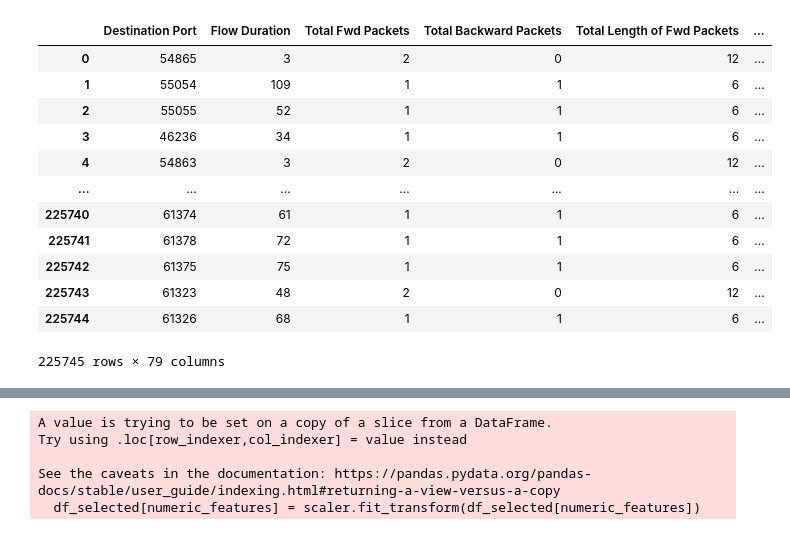
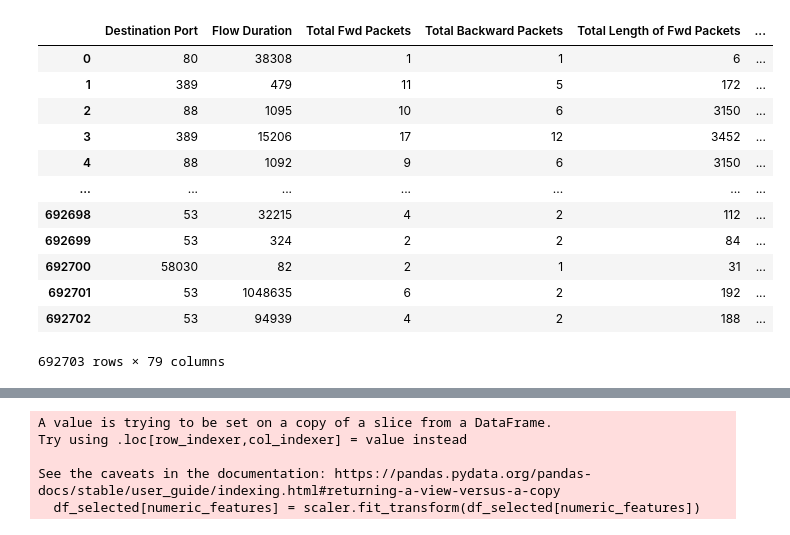
Before and after one commit to johmyzhang/BNN-NIDS, a Jupyter notebook: data_preparation.ipynb, the cells around one changed output, grey strips where cells are left out. Cells and saved outputs as stored; diff of their text form; code cells hidden in the pictures.

```diff
--- a/data_preparation.ipynb
+++ b/data_preparation.ipynb
@@ -2,22 +2,22 @@
 import numpy as np
 import pandas as pd
 # %%
-df = pd.read_csv('data/Friday-WorkingHours-Afternoon-DDos.pcap_ISCX.csv')
+df = pd.read_csv('data/Wednesday-workingHours.pcap_ISCX.csv')
 df
 # %% [output]
 |  | Destination Port | Flow Duration | Total Fwd Packets | Total Backward Packets | Total Length of Fwd Packets | ... |
-| 0 | 54865 | 3 | 2 | 0 | 12 | ... |
-| 1 | 55054 | 109 | 1 | 1 | 6 | ... |
-| 2 | 55055 | 52 | 1 | 1 | 6 | ... |
-| 3 | 46236 | 34 | 1 | 1 | 6 | ... |
-| 4 | 54863 | 3 | 2 | 0 | 12 | ... |
+| 0 | 80 | 38308 | 1 | 1 | 6 | ... |
+| 1 | 389 | 479 | 11 | 5 | 172 | ... |
+| 2 | 88 | 1095 | 10 | 6 | 3150 | ... |
+| 3 | 389 | 15206 | 17 | 12 | 3452 | ... |
+| 4 | 88 | 1092 | 9 | 6 | 3150 | ... |
 | ... | ... | ... | ... | ... | ... | ... |
-| 225740 | 61374 | 61 | 1 | 1 | 6 | ... |
-| 225741 | 61378 | 72 | 1 | 1 | 6 | ... |
-| 225742 | 61375 | 75 | 1 | 1 | 6 | ... |
-| 225743 | 61323 | 48 | 2 | 0 | 12 | ... |
-| 225744 | 61326 | 68 | 1 | 1 | 6 | ... |
+| 692698 | 53 | 32215 | 4 | 2 | 112 | ... |
+| 692699 | 53 | 324 | 2 | 2 | 84 | ... |
+| 692700 | 58030 | 82 | 2 | 1 | 31 | ... |
+| 692701 | 53 | 1048635 | 6 | 2 | 192 | ... |
+| 692702 | 53 | 94939 | 4 | 2 | 188 | ... |
-225745 rows × 79 columns
+692703 rows × 79 columns
 # %%
 selected_headers = [
     ' Flow Duration',
```
Also changed, not shown: parts of 7 cells of this notebook, 7 other files.
